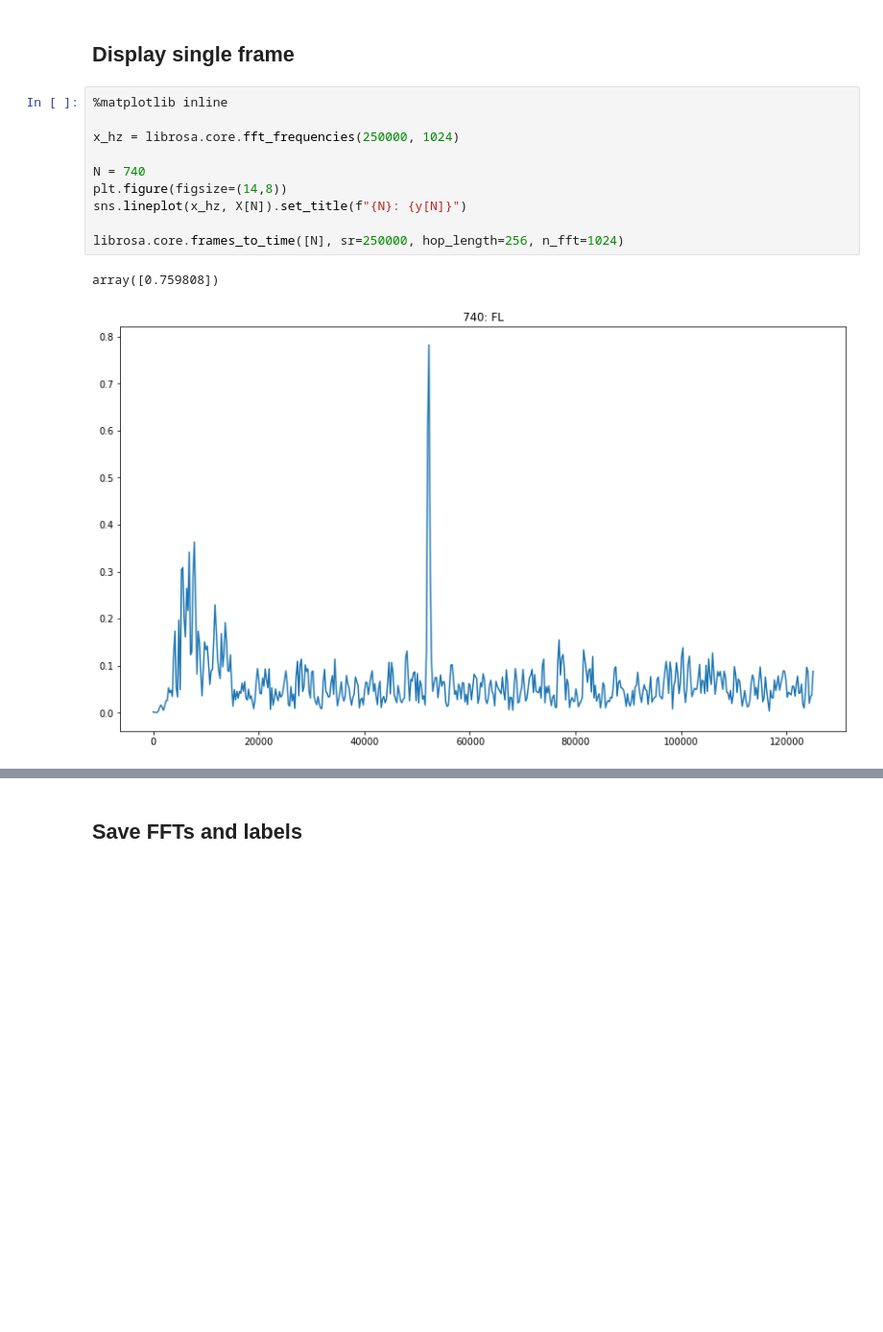
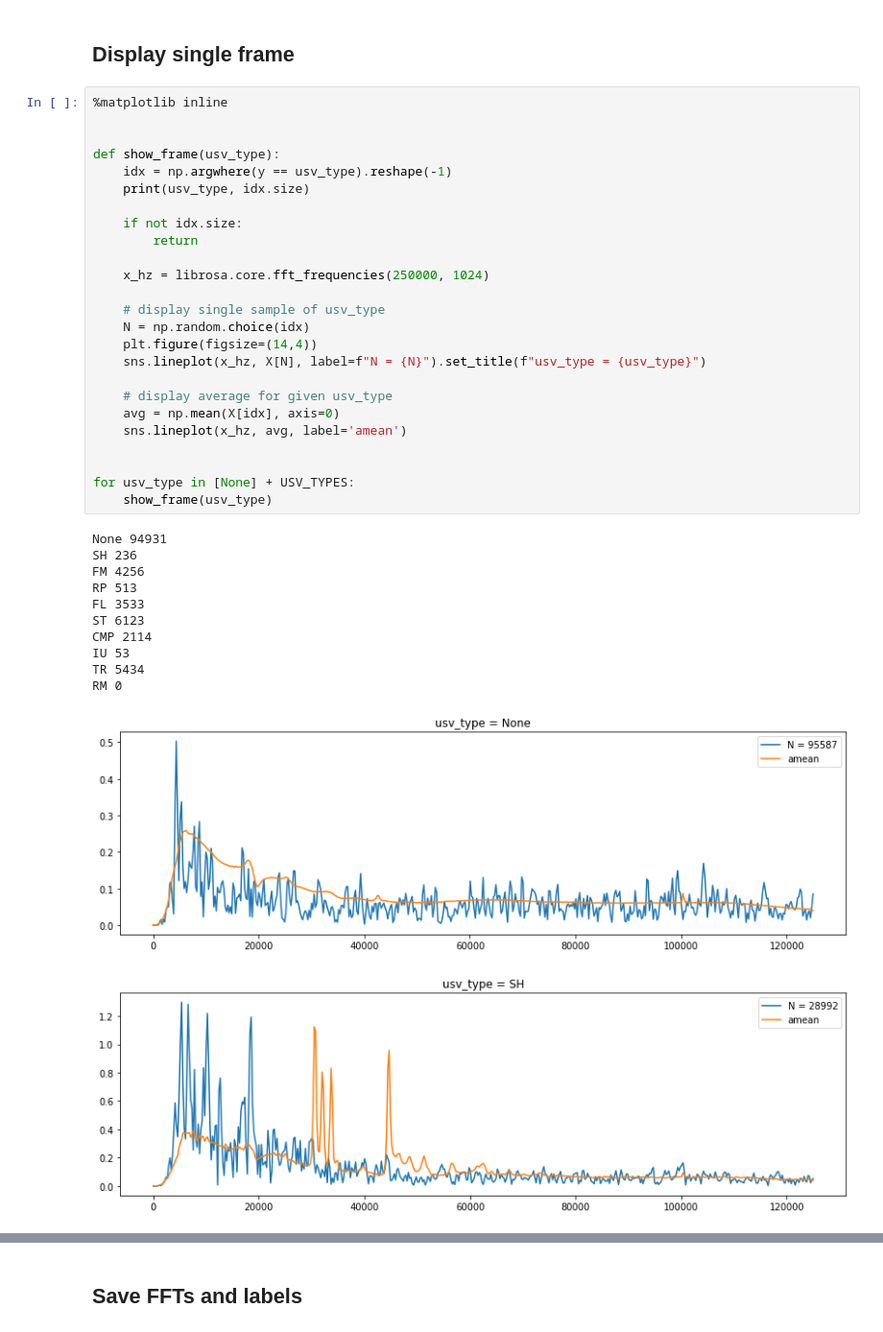
Before and after one commit to pkubiak/happy-szczurki, a Jupyter notebook: Generate Datasets.ipynb, the cells around one changed output, grey strips where cells are left out. Shown at 96% size. Cells and saved outputs as stored; diff of their text form; blank space fills up the shorter version.

Commit message:
Display sample/average frames from different USV TYPES

```diff
--- a/Generate Datasets.ipynb
+++ b/Generate Datasets.ipynb
@@ -173,16 +173,41 @@ print(X.shape, y.shape)
 (117193, 513) (117193,)
 # %% [markdown]
 ## Display single frame ##
-# %%
-%matplotlib inline
-
-x_hz = librosa.core.fft_frequencies(250000, 1024)
-
-N = 740
-plt.figure(figsize=(14,8))
-sns.lineplot(x_hz, X[N]).set_title(f"{N}: {y[N]}")
-
-librosa.core.frames_to_time([N], sr=250000, hop_length=256, n_fft=1024)
-# %% [output]
-array([0.759808])
-[figure, removed]
+# %%
+%matplotlib inline
+
+
+def show_frame(usv_type):
+    idx = np.argwhere(y == usv_type).reshape(-1)
+    print(usv_type, idx.size)
+
+    if not idx.size:
+        return
+
+    x_hz = librosa.core.fft_frequencies(250000, 1024)
+
+    # display single sample of usv_type
+    N = np.random.choice(idx)
+    plt.figure(figsize=(14,4))
+    sns.lineplot(x_hz, X[N], label=f"N = {N}").set_title(f"usv_type = {usv_type}")
+
+    # display average for given usv_type
+    avg = np.mean(X[idx], axis=0)
+    sns.lineplot(x_hz, avg, label='amean')
+
+
+for usv_type in [None] + USV_TYPES:
+    show_frame(usv_type)
+# %% [output]
+None 94931
+SH 236
+FM 4256
+RP 513
+FL 3533
+ST 6123
+CMP 2114
+IU 53
+TR 5434
+RM 0
+[figure, added]
+[figure, added]
```
Also changed, not shown: parts of 2 cells of this notebook.
